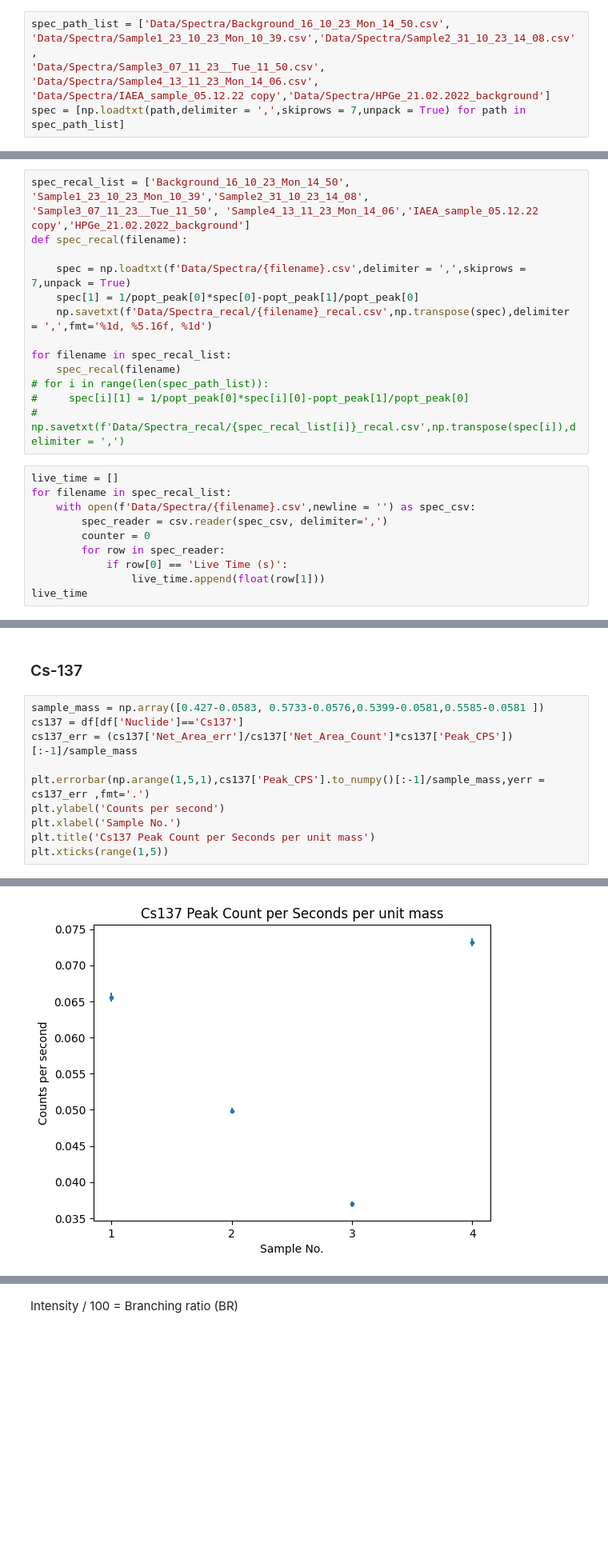
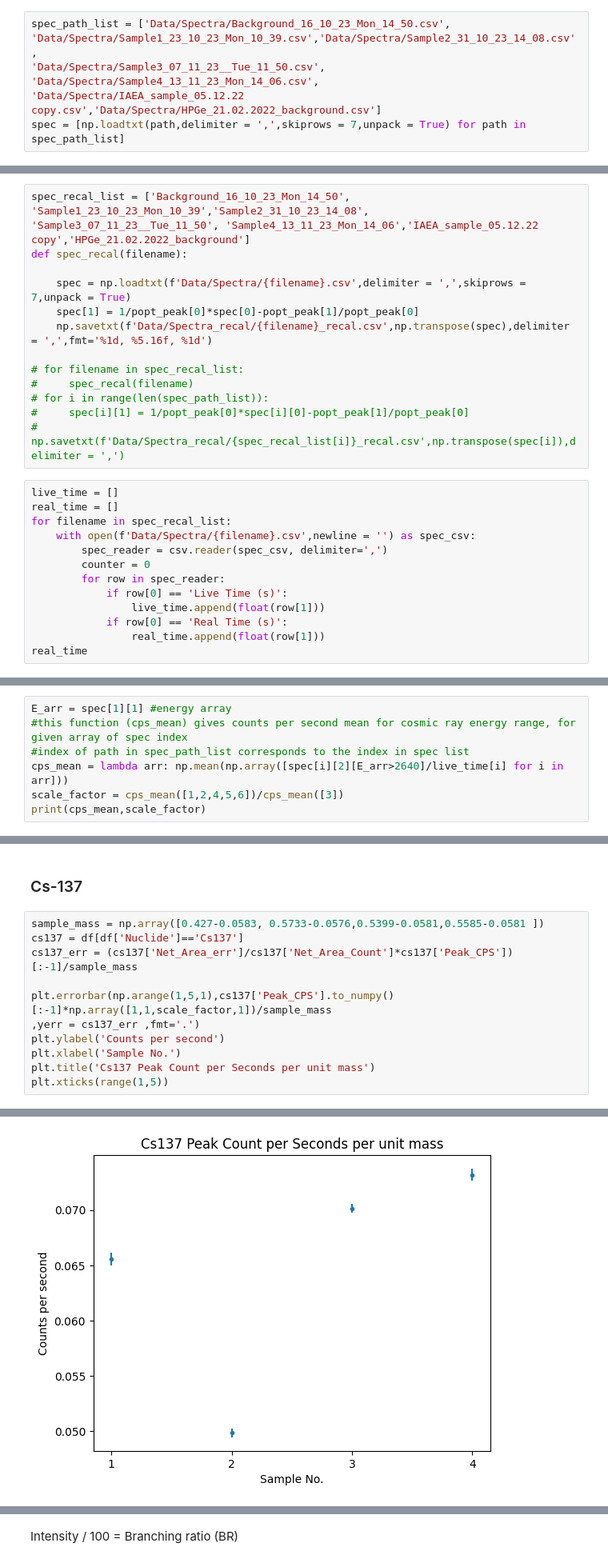
Before and after one commit to ngcnpeter/HPGe_lab_y3, a Jupyter notebook: spectal_analysis.ipynb, the cells around one changed output, grey strips where cells are left out. Shown at 80% size. Cells and saved outputs as stored; diff of their text form; blank space fills up the shorter version.

```diff
--- a/spectal_analysis.ipynb
+++ b/spectal_analysis.ipynb
@@ -607,5 +580,5 @@ iaea_df[iaea_df['nndc_peak_energy']>2000]
 spec_path_list = ['Data/Spectra/Background_16_10_23_Mon_14_50.csv',
 'Data/Spectra/Sample1_23_10_23_Mon_10_39.csv','Data/Spectra/Sample2_31_10_23_14_08.csv',
 'Data/Spectra/Sample3_07_11_23__Tue_11_50.csv', 'Data/Spectra/Sample4_13_11_23_Mon_14_06.csv',
-'Data/Spectra/IAEA_sample_05.12.22 copy','Data/Spectra/HPGe_21.02.2022_background']
+'Data/Spectra/IAEA_sample_05.12.22 copy.csv','Data/Spectra/HPGe_21.02.2022_background.csv']
 spec = [np.loadtxt(path,delimiter = ',',skiprows = 7,unpack = True) for path in spec_path_list]
@@ -624,13 +595,14 @@ def spec_recal(filename):
     spec[1] = 1/popt_peak[0]*spec[0]-popt_peak[1]/popt_peak[0]
     np.savetxt(f'Data/Spectra_recal/{filename}_recal.csv',np.transpose(spec),delimiter = ',',fmt='%1d, %5.16f, %1d')
 
-for filename in spec_recal_list:
-    spec_recal(filename)
+# for filename in spec_recal_list:
+#     spec_recal(filename)
 # for i in range(len(spec_path_list)):
 #     spec[i][1] = 1/popt_peak[0]*spec[i][0]-popt_peak[1]/popt_peak[0]
 #     np.savetxt(f'Data/Spectra_recal/{spec_recal_list[i]}_recal.csv',np.transpose(spec[i]),delimiter = ',')
 # %%
 live_time = []
+real_time = []
 for filename in spec_recal_list:
     with open(f'Data/Spectra/{filename}.csv',newline = '') as spec_csv:
         spec_reader = csv.reader(spec_csv, delimiter=',')
@@ -638,5 +610,7 @@ for filename in spec_recal_list:
         for row in spec_reader:
             if row[0] == 'Live Time (s)':
                 live_time.append(float(row[1]))
-live_time
+            if row[0] == 'Real Time (s)':
+                real_time.append(float(row[1]))
+real_time
 # %% [output]
@@ -647,0 +618,7 @@ np.mean(np.array([spec[i][2][E_arr>2640]/live_time[i] for i in [1,2,4]]))
+# %%
+E_arr = spec[1][1] #energy array
+#this function (cps_mean) gives counts per second mean for cosmic ray energy range, for given array of spec index
+#index of path in spec_path_list corresponds to the index in spec list
+cps_mean = lambda arr: np.mean(np.array([spec[i][2][E_arr>2640]/live_time[i] for i in arr]))
+scale_factor = cps_mean([1,2,4,5,6])/cps_mean([3])
+print(cps_mean,scale_factor)
@@ -659,17 +659,18 @@ IndexError: list index out of range
 # %%
 sample_mass = np.array([0.427-0.0583, 0.5733-0.0576,0.5399-0.0581,0.5585-0.0581 ])
 cs137 = df[df['Nuclide']=='Cs137']
 cs137_err = (cs137['Net_Area_err']/cs137['Net_Area_Count']*cs137['Peak_CPS'])[:-1]/sample_mass
 
-plt.errorbar(np.arange(1,5,1),cs137['Peak_CPS'].to_numpy()[:-1]/sample_mass,yerr = cs137_err ,fmt='.')
+plt.errorbar(np.arange(1,5,1),cs137['Peak_CPS'].to_numpy()[:-1]*np.array([1,1,scale_factor,1])/sample_mass
+,yerr = cs137_err ,fmt='.')
 plt.ylabel('Counts per second')
 plt.xlabel('Sample No.')
 plt.title('Cs137 Peak Count per Seconds per unit mass')
 plt.xticks(range(1,5))
 # %% [output]
 ([<matplotlib.axis.XTick at 0x...>,
   <matplotlib.axis.XTick at 0x...>,
   <matplotlib.axis.XTick at 0x...>,
   <matplotlib.axis.XTick at 0x...>],
  [Text(0, 0, ''), Text(0, 0, ''), Text(0, 0, ''), Text(0, 0, '')])
-[figure, old version]
+[figure, new version]
```
Also changed, not shown: parts of 11 cells of this notebook.
